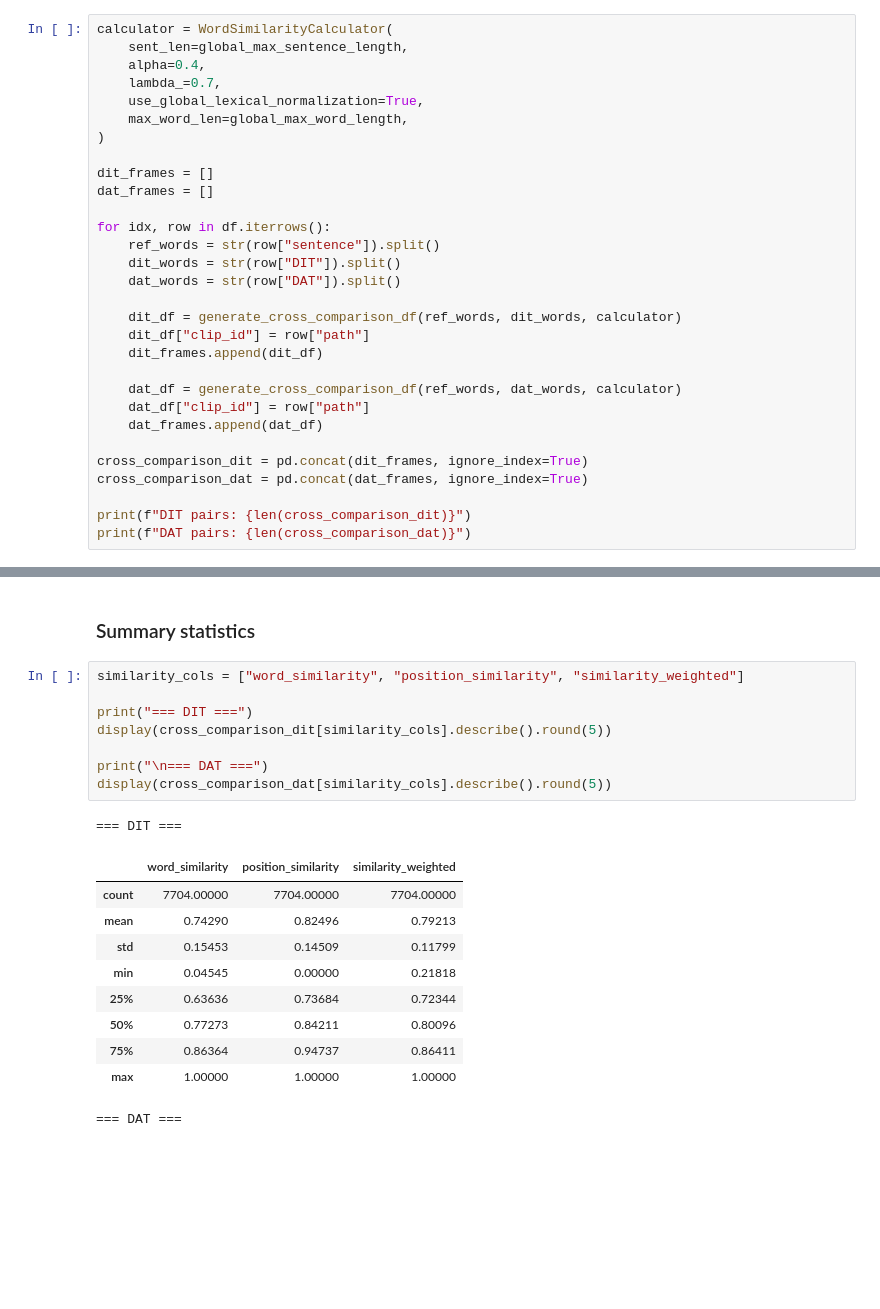
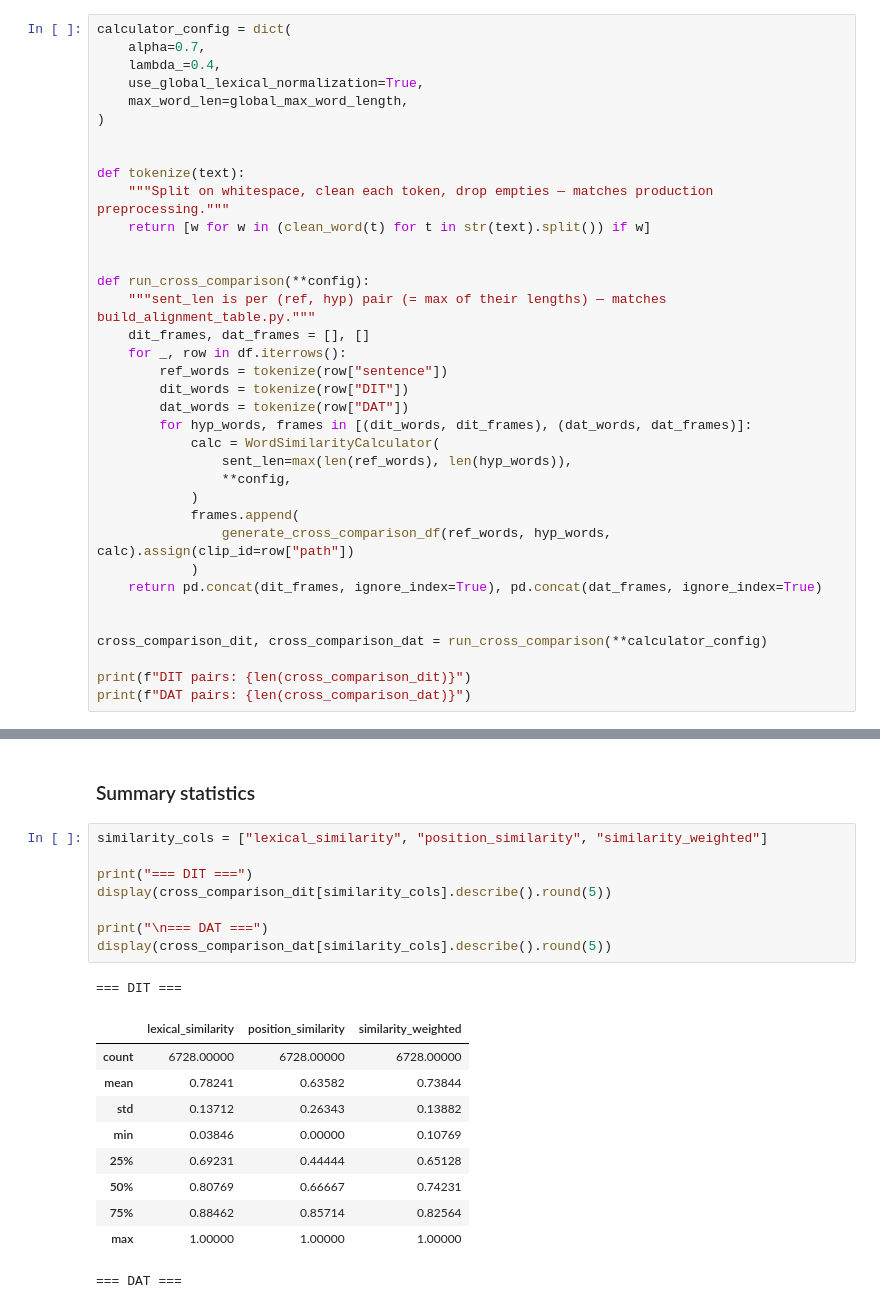
Before and after one commit to michamettler/BA-FS26_ciel_Mettler_Dialektanalyse, a Jupyter notebook: experiments/cross_comparison/cross-comparison.ipynb, the cells around one changed output, grey strips where cells are left out. Drawn from its saved outputs; the diff is of its cells as text; blank space fills up the shorter version.

```diff
--- a/experiments/cross_comparison/cross-comparison.ipynb
+++ b/experiments/cross_comparison/cross-comparison.ipynb
@@ -81,32 +71,38 @@ Global max sentence length: 20
 Each function call compares every reference word against every hypothesis word for a single sentence pair.
 Called separately for DIT and DAT.
 # %%
-calculator = WordSimilarityCalculator(
-    sent_len=global_max_sentence_length,
-    alpha=0.4,
-    lambda_=0.7,
+calculator_config = dict(
+    alpha=0.7,
+    lambda_=0.4,
     use_global_lexical_normalization=True,
     max_word_len=global_max_word_length,
 )
 
-dit_frames = []
-dat_frames = []
 
-for idx, row in df.iterrows():
-    ref_words = str(row["sentence"]).split()
-    dit_words = str(row["DIT"]).split()
-    dat_words = str(row["DAT"]).split()
+def tokenize(text):
+    """Split on whitespace, clean each token, drop empties — matches production preprocessing."""
+    return [w for w in (clean_word(t) for t in str(text).split()) if w]
 
-    dit_df = generate_cross_comparison_df(ref_words, dit_words, calculator)
-    dit_df["clip_id"] = row["path"]
-    dit_frames.append(dit_df)
 
-    dat_df = generate_cross_comparison_df(ref_words, dat_words, calculator)
-    dat_df["clip_id"] = row["path"]
-    dat_frames.append(dat_df)
+def run_cross_comparison(**config):
+    """sent_len is per (ref, hyp) pair (= max of their lengths) — matches build_alignment_table.py."""
+    dit_frames, dat_frames = [], []
+    for _, row in df.iterrows():
+        ref_words = tokenize(row["sentence"])
+        dit_words = tokenize(row["DIT"])
+        dat_words = tokenize(row["DAT"])
+        for hyp_words, frames in [(dit_words, dit_frames), (dat_words, dat_frames)]:
+            calc = WordSimilarityCalculator(
+                sent_len=max(len(ref_words), len(hyp_words)),
+                **config,
+            )
+            frames.append(
+                generate_cross_comparison_df(ref_words, hyp_words, calc).assign(clip_id=row["path"])
+            )
+    return pd.concat(dit_frames, ignore_index=True), pd.concat(dat_frames, ignore_index=True)
 
-cross_comparison_dit = pd.concat(dit_frames, ignore_index=True)
-cross_comparison_dat = pd.concat(dat_frames, ignore_index=True)
+
+cross_comparison_dit, cross_comparison_dat = run_cross_comparison(**calculator_config)
 
 print(f"DIT pairs: {len(cross_comparison_dit)}")
 print(f"DAT pairs: {len(cross_comparison_dat)}")
@@ -116,22 +112,22 @@ DAT pairs: 7575
 # %% [markdown]
 ### Summary statistics
 # %%
-similarity_cols = ["word_similarity", "position_similarity", "similarity_weighted"]
+similarity_cols = ["lexical_similarity", "position_similarity", "similarity_weighted"]
 
 print("=== DIT ===")
 display(cross_comparison_dit[similarity_cols].describe().round(5))
 
 print("\n=== DAT ===")
 display(cross_comparison_dat[similarity_cols].describe().round(5))
 # %% [output]
 === DIT ===
-|  | word_similarity | position_similarity | similarity_weighted |
-| count | 7704.00000 | 7704.00000 | 7704.00000 |
-| mean | 0.74290 | 0.82496 | 0.79213 |
-| std | 0.15453 | 0.14509 | 0.11799 |
-| min | 0.04545 | 0.00000 | 0.21818 |
-| 25% | 0.63636 | 0.73684 | 0.72344 |
-| 50% | 0.77273 | 0.84211 | 0.80096 |
-| 75% | 0.86364 | 0.94737 | 0.86411 |
+|  | lexical_similarity | position_similarity | similarity_weighted |
+| count | 6728.00000 | 6728.00000 | 6728.00000 |
+| mean | 0.78241 | 0.63582 | 0.73844 |
+| std | 0.13712 | 0.26343 | 0.13882 |
+| min | 0.03846 | 0.00000 | 0.10769 |
+| 25% | 0.69231 | 0.44444 | 0.65128 |
+| 50% | 0.80769 | 0.66667 | 0.74231 |
+| 75% | 0.88462 | 0.85714 | 0.82564 |
 | max | 1.00000 | 1.00000 | 1.00000 |
 === DAT ===
```
Also changed, not shown: parts of 14 cells of this notebook, 2 other files.
